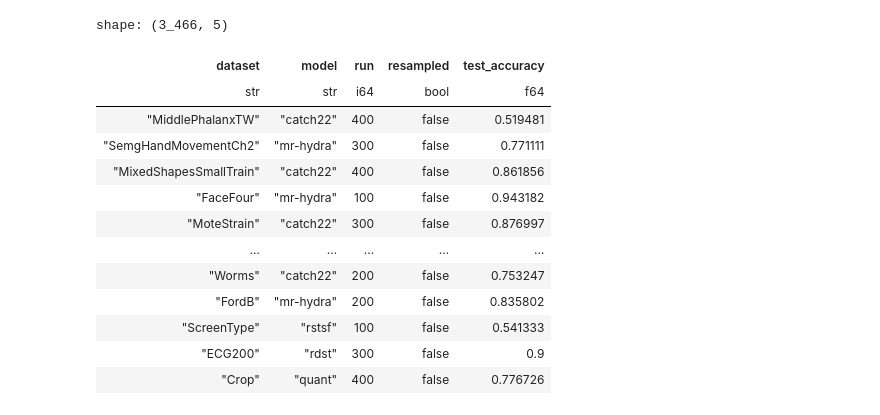
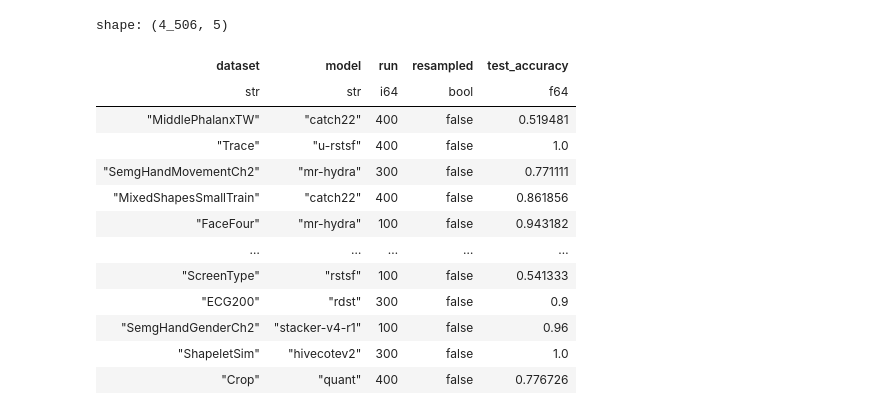
Before and after one commit to gasperpetelin/TSCGlue, a Jupyter notebook: notebooks/042-stacking-2.ipynb, the cells around one changed output. Drawn from its saved outputs; the diff is of its cells as text; code cells hidden in the pictures.

```diff
--- a/notebooks/042-stacking-2.ipynb
+++ b/notebooks/042-stacking-2.ipynb
@@ -5,3 +5,6 @@ import polars as pl
 from aeon.datasets.tsc_datasets import univariate
 
 from autotsc import utils
+# %%
+rdf = pl.scan_parquet("s3://tsc-glue/performance/*.parquet").collect().lazy()
+rdf.group_by("model").agg(pl.len()).sort("len", descending=True).collect()
@@ -8,29 +26,23 @@ from autotsc import utils
 # %%
 df = (
-    pl.scan_parquet("s3://tsc-glue/performance/*.parquet")
-    #.filter(pl.col("model") != "mixed-v2")
-    #.filter(pl.col("model") != "mixed-v3")
-    #.filter(pl.col("model") != "mixed-v4")
-    #.filter(pl.col("model") != "mixed")
-    .filter(pl.col("model") != "hivecotev2")
+    rdf
     .filter(pl.col("model") != "stacker-v4-r3")
-    #.filter(pl.col("model") != "stacker-v4-r1")
 
 
 ).collect(engine="streaming")
 df
 # %% [output]
-shape: (3_466, 5)
+shape: (4_506, 5)
 | dataset | model | run | resampled | test_accuracy |
 | str | str | i64 | bool | f64 |
 | "MiddlePhalanxTW" | "catch22" | 400 | false | 0.519481 |
+| "Trace" | "u-rstsf" | 400 | false | 1.0 |
 | "SemgHandMovementCh2" | "mr-hydra" | 300 | false | 0.771111 |
 | "MixedShapesSmallTrain" | "catch22" | 400 | false | 0.861856 |
 | "FaceFour" | "mr-hydra" | 100 | false | 0.943182 |
-| "MoteStrain" | "catch22" | 300 | false | 0.876997 |
 | … | … | … | … | … |
-| "Worms" | "catch22" | 200 | false | 0.753247 |
-| "FordB" | "mr-hydra" | 200 | false | 0.835802 |
 | "ScreenType" | "rstsf" | 100 | false | 0.541333 |
 | "ECG200" | "rdst" | 300 | false | 0.9 |
+| "SemgHandGenderCh2" | "stacker-v4-r1" | 100 | false | 0.96 |
+| "ShapeletSim" | "hivecotev2" | 300 | false | 1.0 |
 | "Crop" | "quant" | 400 | false | 0.776726 |
```
Also changed, not shown: parts of 9 cells of this notebook, 10 other files.
